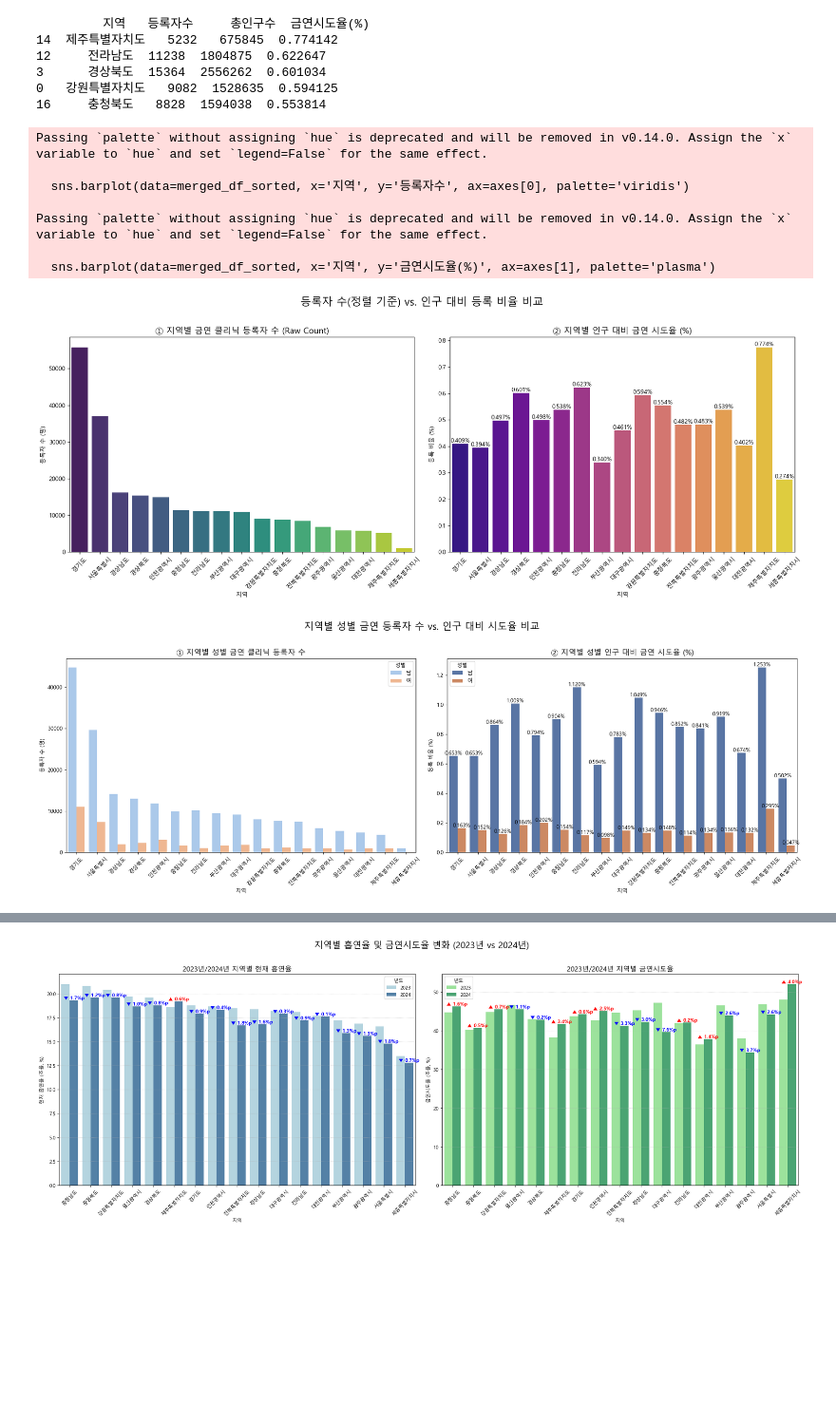
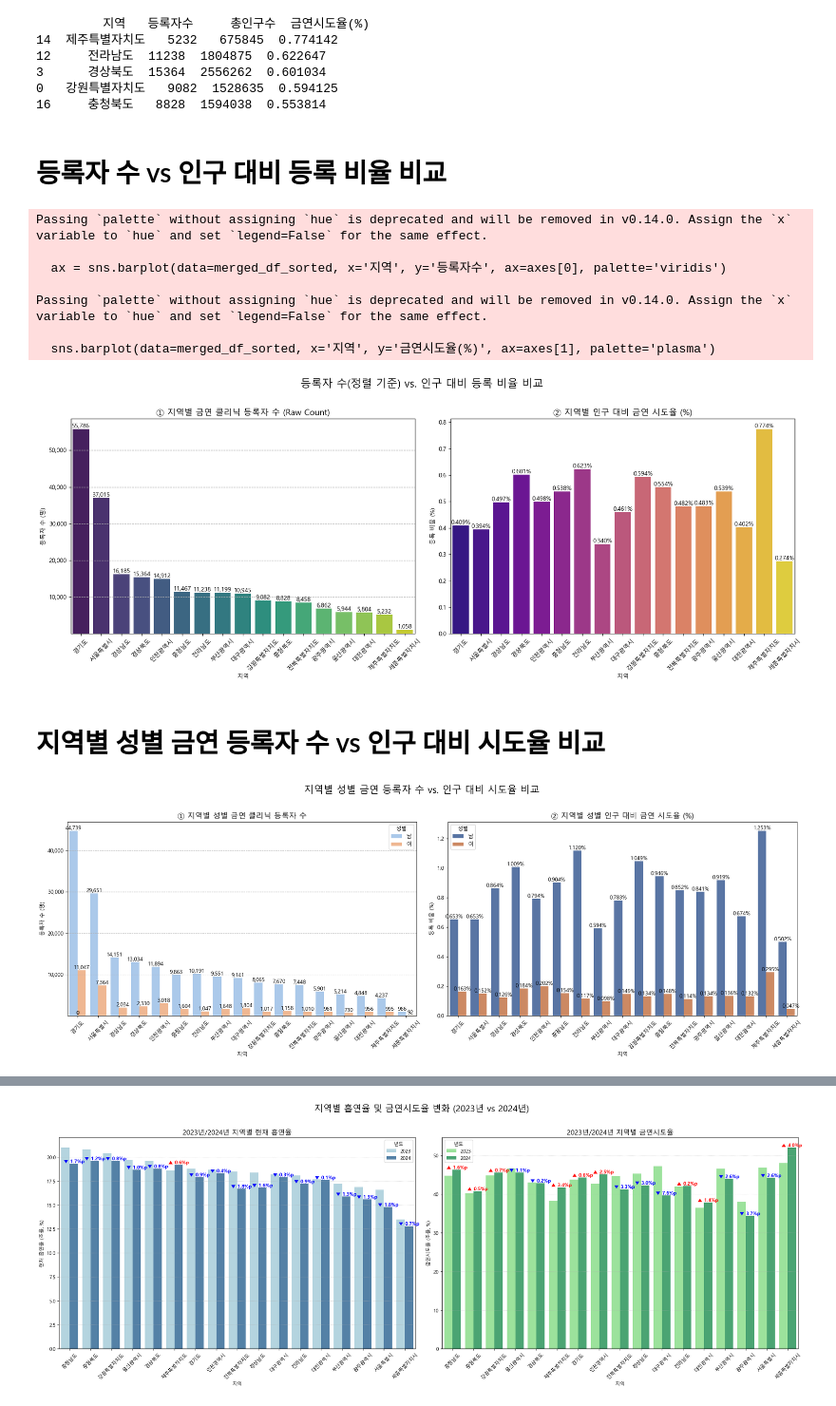
Before and after one commit to PracLee/SKN22-EDA-2Team, a Jupyter notebook: heejoon/test.ipynb, the cells around one changed output, grey strips where cells are left out. Shown at 95% size. Saved outputs shown, nothing was run; the diff lists cells and outputs as text; code cells hidden in the pictures; blank space fills up the shorter version.

```diff
--- a/heejoon/test.ipynb
+++ b/heejoon/test.ipynb
@@ -270,6 +297,8 @@ Passing `palette` without assigning `hue` is deprecated and will be removed in v
 3      경상북도  15364  2556262  0.601034
 0   강원특별자치도   9082  1528635  0.594125
 16     충청북도   8828  1594038  0.553814
+# %% [markdown]
+# 등록자 수 vs 인구 대비 등록 비율 비교
 # %%
 # 3. 인구 데이터 전처리 및 클리닝 (위치 기반 선택 및 오류 제거)
 pop_df_clean = pop_df.iloc[:, [0, 1]].copy()
@@ -307,11 +336,26 @@ fig, axes = plt.subplots(1, 2, figsize=(18, 7))
 plt.suptitle('등록자 수(정렬 기준) vs. 인구 대비 등록 비율 비교', fontsize=18, y=1.02)
 
 # --- [Plot 1: Raw Count (등록자 수)] ---
-sns.barplot(data=merged_df_sorted, x='지역', y='등록자수', ax=axes[0], palette='viridis')
+ax = sns.barplot(data=merged_df_sorted, x='지역', y='등록자수', ax=axes[0], palette='viridis')
 axes[0].set_title('① 지역별 금연 클리닉 등록자 수 (Raw Count)', fontsize=14)
 axes[0].set_xlabel('지역')
 axes[0].set_ylabel('등록자 수 (명)')
 axes[0].tick_params(axis='x', rotation=45)
+axes[0].set_yticks([10000, 20000, 30000, 40000, 50000], ['10,000', '20,000', '30,000', '40,000', '50,000'])
+axes[0].grid(axis='y', linestyle='--')
+# 수치 표시
+for p in ax.patches:
+    height = p.get_height()
+    ax.text(
+        p.get_x() + p.get_width() / 2,
+        height + 5,
+        f'{height:,.0f}',
+        ha='center',
+        va='bottom',
+        fontsize=10,
+        color='black'
+    )
+
 
 # --- [Plot 2: Rate (금연시도율)] ---
 sns.barplot(data=merged_df_sorted, x='지역', y='금연시도율(%)', ax=axes[1], palette='plasma')
@@ -332,32 +376,15 @@ plt.show()
 # %% [output]
 Passing `palette` without assigning `hue` is deprecated and will be removed in v0.14.0. Assign the `x` variable to `hue` and set `legend=False` for the same effect.
 
-  sns.barplot(data=merged_df_sorted, x='지역', y='등록자수', ax=axes[0], palette='viridis')
+  ax = sns.barplot(data=merged_df_sorted, x='지역', y='등록자수', ax=axes[0], palette='viridis')
 
 Passing `palette` without assigning `hue` is deprecated and will be removed in v0.14.0. Assign the `x` variable to `hue` and set `legend=False` for the same effect.
 
   sns.barplot(data=merged_df_sorted, x='지역', y='금연시도율(%)', ax=axes[1], palette='plasma')
-[figure, old version]
+[figure, new version]
+# %% [markdown]
+# 지역별 성별 금연 등록자 수 vs 인구 대비 시도율 비교
 # %%
-import pandas as pd
-import matplotlib.pyplot as plt
-import seaborn as sns
-import platform
-
-# 1. 한글 폰트 설정
-if platform.system() == 'Darwin': # Mac
-    plt.rc('font', family='AppleGothic')
-elif platform.system() == 'Windows': # Windows
-    plt.rc('font', family='Malgun Gothic')
-else:
-    plt.rc('font', family='NanumGothic')
-
-plt.rcParams['axes.unicode_minus'] = False
-
-# 2. 데이터 불러오기 및 클리닝
-pop_df = pd.read_csv('../data/Regional_Population_2023.csv', header=1)
-smoke_df = pd.read_csv('../data/smoke1.csv')
-
 pop_df_gender = pop_df.iloc[:, [0, 2, 3]].copy()
 pop_df_gender.columns = ['지역', '남자인구수', '여자인구수']
 
@@ -410,32 +437,47 @@ fig, axes = plt.subplots(1, 2, figsize=(20, 7))
 plt.suptitle('지역별 성별 금연 등록자 수 vs. 인구 대비 시도율 비교', fontsize=18, y=1.02)
 
 # --- [Plot 1: 성별 등록자 수 (Raw Count)] ---
 # order 파라미터를 사용하여 X축 순서 강제
-sns.barplot(data=count_long, x='지역', y='등록자수', hue='성별', ax=axes[0], palette='pastel', order=region_order)
+ax = sns.barplot(data=count_long, x='지역', y='등록자수', hue='성별', ax=axes[0], palette='pastel', order=region_order)
 axes[0].set_title('① 지역별 성별 금연 클리닉 등록자 수', fontsize=14)
 axes[0].set_xlabel('지역')
 axes[0].set_ylabel('등록자 수 (명)')
 axes[0].tick_params(axis='x', rotation=45)
 axes[0].legend(title='성별')
+axes[0].grid(axis='y', linestyle='--')
+axes[0].set_yticks([10000, 20000, 30000, 40000], ['10,000', '20,000', '30,000', '40,000'])
+
+# 수치 표시
+for p in ax.patches:
+    height = p.get_height()
+    ax.text(
+        p.get_x() + p.get_width() / 2,
+        height + 5,
+        f'{height:,.0f}',
+        ha='center',
+        va='bottom',
+        fontsize=10,
+        color='black'
+    )
 
 # --- [Plot 2: 성별 시도율 (%)] ---
 # order 파라미터를 사용하여 X축 순서 강제
 sns.barplot(data=rate_long, x='지역', y='금연시도율(%)', hue='성별', ax=axes[1], palette='deep', order=region_order)
 axes[1].set_title('② 지역별 성별 인구 대비 금연 시도율 (%)', fontsize=14)
 axes[1].set_xlabel('지역')
 axes[1].set_ylabel('등록 비율 (%)')
 axes[1].tick_params(axis='x', rotation=45)
 axes[1].legend(title='성별')
 
 # 0이 아닌 유효한 데이터 값만 표시
 for p in axes[1].patches:
     height = p.get_height()
     if height > 0.001:
         axes[1].text(p.get_x() + p.get_width() / 2., height,
                  f'{height:.3f}%',
                  ha='center', va='bottom', fontsize=10)
 
 plt.tight_layout()
 plt.show()
 # %% [output]
-[figure, old version]
+[figure, new version]
```
Also changed, not shown: parts of 18 cells of this notebook.
